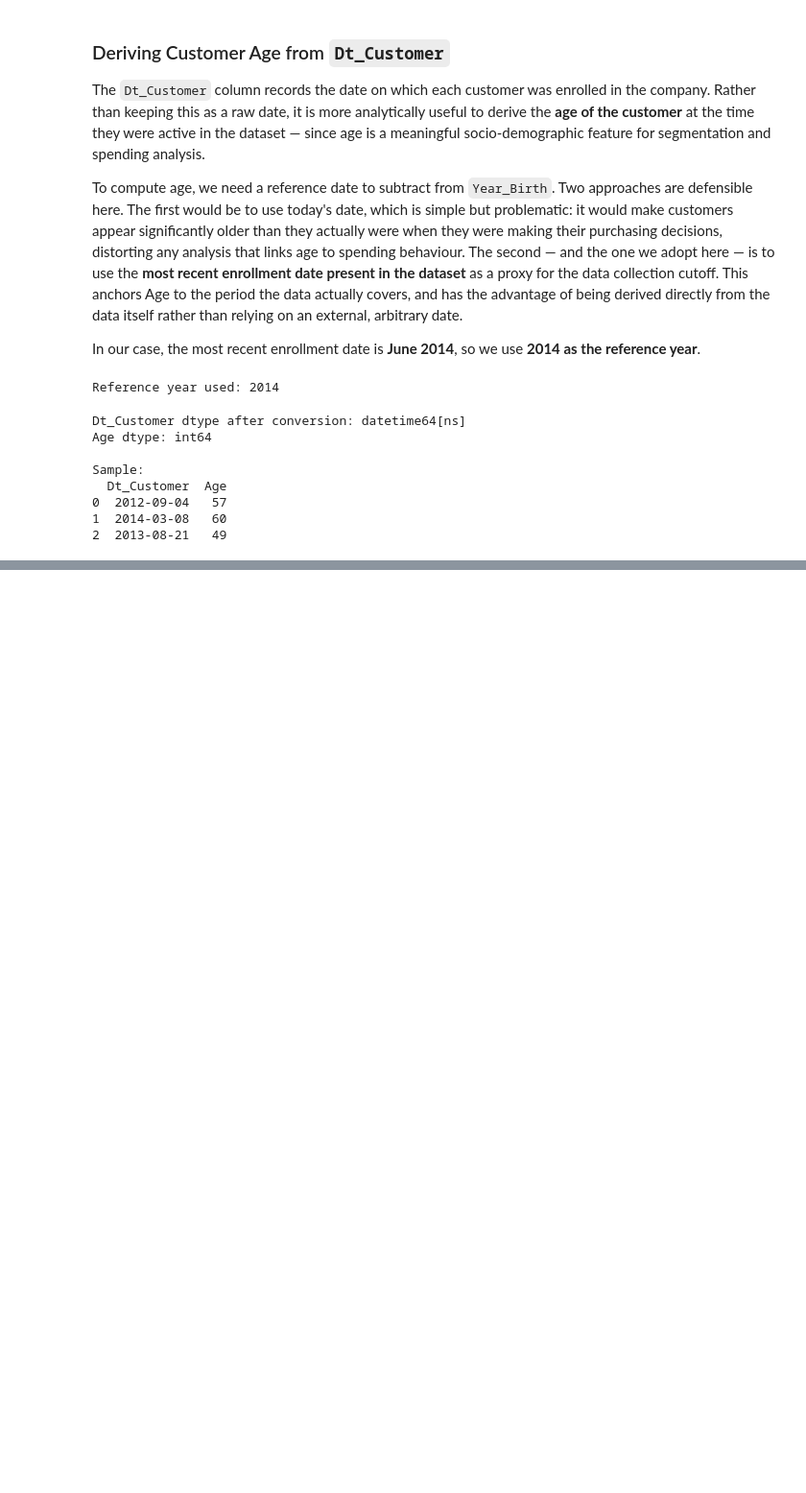
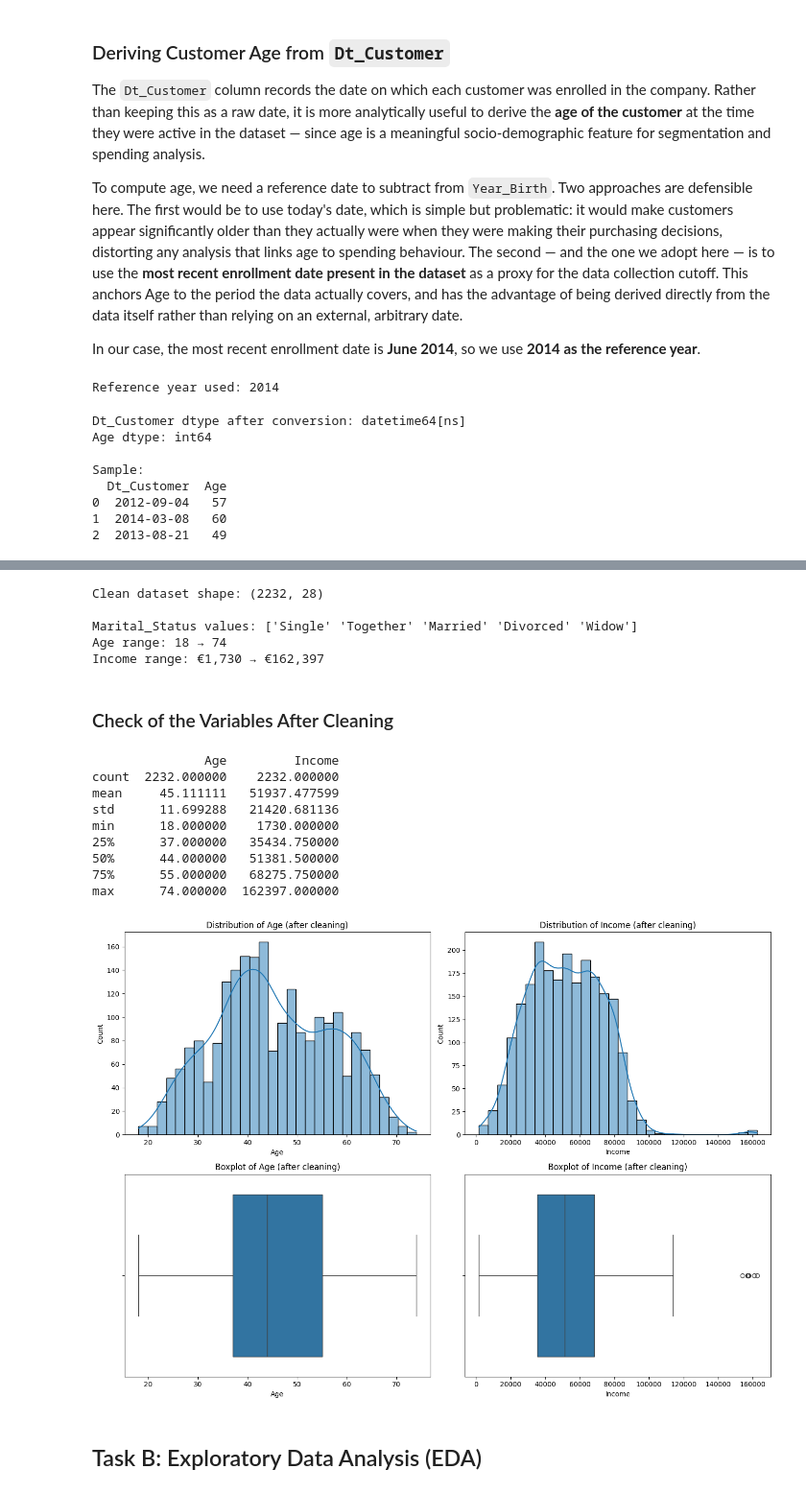
Before and after one commit to ialwayslikedgrime/data_science_exercises, a Jupyter notebook: lab1.ipynb, the cells around one changed output, grey strips where cells are left out. Shown at 96% size. Saved outputs shown, nothing was run; the diff lists cells and outputs as text; code cells hidden in the pictures; blank space fills up the shorter version.

```diff
--- a/lab1.ipynb
+++ b/lab1.ipynb
@@ -207,0 +291,66 @@ Sample:
+# %%
+# --- Fix Marital_Status ---
+df['Marital_Status'] = df['Marital_Status'].replace('Alone', 'Single') # replace alone with single
+df['Marital_Status'] = df['Marital_Status'].replace(['Absurd', 'YOLO'], np.nan) # replace absurd and yolo values with null values and then drop all of them
+df = df.dropna(subset=['Marital_Status'])
+
+# --- Impute Income with median ---
+df['Income'] = df['Income'].fillna(df['Income'].median())
+
+# --- Remove Age outliers (unrealistic birth years) ---
+df = df[df['Age'] <= 90]
+
+# --- Remove Income outlier ---
+Q1 = df['Income'].quantile(0.25)
+Q3 = df['Income'].quantile(0.75)
+IQR = Q3 - Q1
+upper_fence = Q3 + 3 * IQR
+df = df[df['Income'] <= upper_fence]
+
+print(f"Clean dataset shape: {df.shape}")
+print(f"\nMarital_Status values: {df['Marital_Status'].unique()}")
+print(f"Age range: {df['Age'].min()} → {df['Age'].max()}")
+print(f"Income range: €{df['Income'].min():,.0f} → €{df['Income'].max():,.0f}")
+# %% [output]
+Clean dataset shape: (2232, 28)
+
+Marital_Status values: ['Single' 'Together' 'Married' 'Divorced' 'Widow']
+Age range: 18 → 74
+Income range: €1,730 → €162,397
+# %% [markdown]
+### Check of the Variables After Cleaning
+# %%
+# Re-run the same plots on the cleaned dataset to verify outliers were removed
+# and distributions look reasonable
+cols_to_analyze = ['Age', 'Income']
+print(df[cols_to_analyze].describe())
+
+fig, axes = plt.subplots(2, 2, figsize=(14, 10))
+
+sns.histplot(df['Age'], bins=30, kde=True, ax=axes[0, 0])
+axes[0, 0].set_title('Distribution of Age (after cleaning)')
+
+sns.histplot(df['Income'], bins=30, kde=True, ax=axes[0, 1])
+axes[0, 1].set_title('Distribution of Income (after cleaning)')
+
+sns.boxplot(x=df['Age'], ax=axes[1, 0])
+axes[1, 0].set_title('Boxplot of Age (after cleaning)')
+
+sns.boxplot(x=df['Income'], ax=axes[1, 1])
+axes[1, 1].set_title('Boxplot of Income (after cleaning)')
+
+plt.tight_layout()
+plt.show()
+# %% [output]
+               Age         Income
+count  2232.000000    2232.000000
+mean     45.111111   51937.477599
+std      11.699288   21420.681136
+min      18.000000    1730.000000
+25%      37.000000   35434.750000
+50%      44.000000   51381.500000
+75%      55.000000   68275.750000
+max      74.000000  162397.000000
+[figure, added]
+# %% [markdown]
+## Task B: Exploratory Data Analysis (EDA)
```
Also changed, not shown: parts of 29 cells of this notebook.
